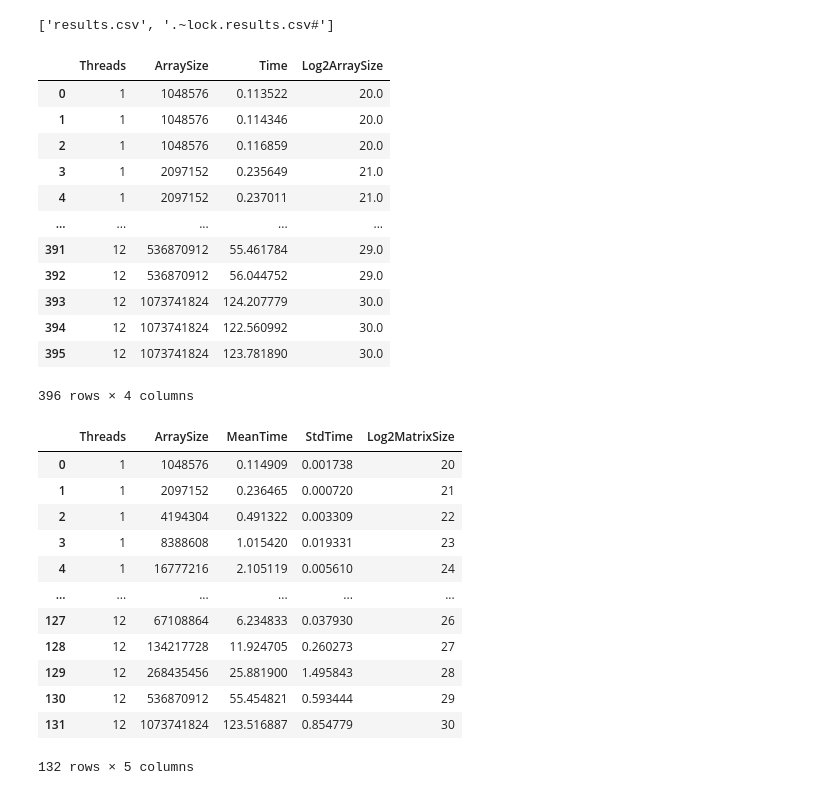
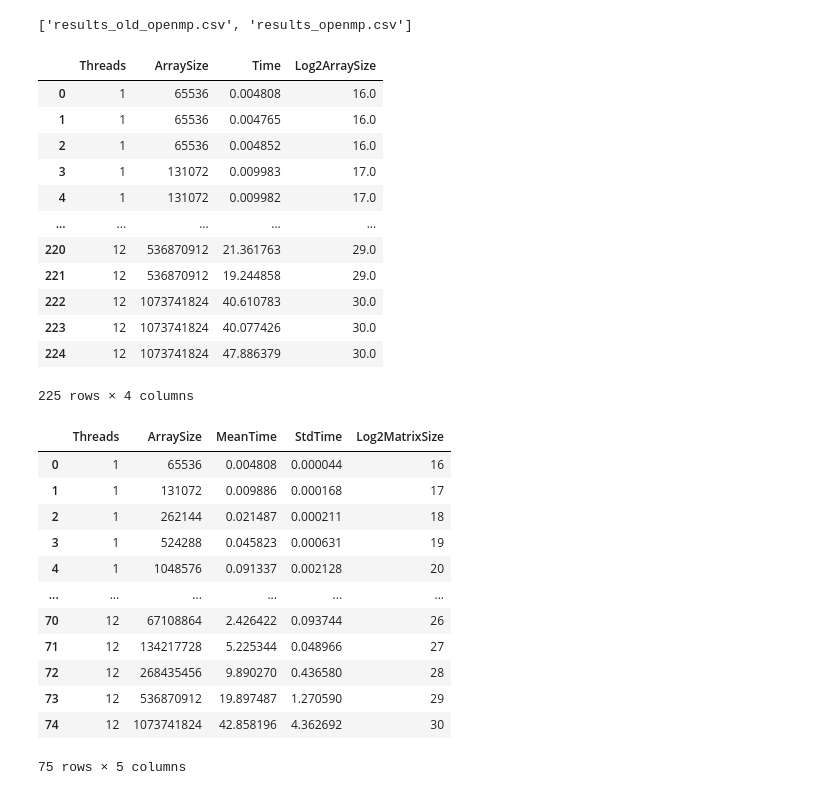
Before and after one commit to TheAgaveFairy/qs, a Jupyter notebook: jupyter/plt.ipynb, the cells around one changed output. Saved outputs shown, nothing was run; the diff lists cells and outputs as text; code cells hidden in the pictures.

Commit message:
final runs done + results photos

```diff
--- a/jupyter/plt.ipynb
+++ b/jupyter/plt.ipynb
@@ -6,25 +6,25 @@ import os
 # %%
 results_dir = r'../results'
 filenames = os.listdir(results_dir)
 print(filenames)
-df = pd.read_csv(os.path.join(results_dir, filenames[0]))
+df = pd.read_csv(os.path.join(results_dir, filenames[1]))
 df['Log2ArraySize'] = np.log2(df['ArraySize'])
 df
 # %% [output]
-['results.csv', '.~lock.results.csv#']
+['results_old_openmp.csv', 'results_openmp.csv']
 |  | Threads | ArraySize | Time | Log2ArraySize |
-| 0 | 1 | 1048576 | 0.113522 | 20.0 |
-| 1 | 1 | 1048576 | 0.114346 | 20.0 |
-| 2 | 1 | 1048576 | 0.116859 | 20.0 |
-| 3 | 1 | 2097152 | 0.235649 | 21.0 |
-| 4 | 1 | 2097152 | 0.237011 | 21.0 |
+| 0 | 1 | 65536 | 0.004808 | 16.0 |
+| 1 | 1 | 65536 | 0.004765 | 16.0 |
+| 2 | 1 | 65536 | 0.004852 | 16.0 |
+| 3 | 1 | 131072 | 0.009983 | 17.0 |
+| 4 | 1 | 131072 | 0.009982 | 17.0 |
 | ... | ... | ... | ... | ... |
-| 391 | 12 | 536870912 | 55.461784 | 29.0 |
-| 392 | 12 | 536870912 | 56.044752 | 29.0 |
-| 393 | 12 | 1073741824 | 124.207779 | 30.0 |
-| 394 | 12 | 1073741824 | 122.560992 | 30.0 |
-| 395 | 12 | 1073741824 | 123.781890 | 30.0 |
+| 220 | 12 | 536870912 | 21.361763 | 29.0 |
+| 221 | 12 | 536870912 | 19.244858 | 29.0 |
+| 222 | 12 | 1073741824 | 40.610783 | 30.0 |
+| 223 | 12 | 1073741824 | 40.077426 | 30.0 |
+| 224 | 12 | 1073741824 | 47.886379 | 30.0 |
-396 rows × 4 columns
+225 rows × 4 columns
 # %%
 grouped = df.groupby(['Threads', 'ArraySize']).agg({
     'Time': ['mean', 'std']
@@ -36,18 +36,18 @@ grouped.columns = ['Threads', 'ArraySize', 'MeanTime', 'StdTime', 'Log2MatrixSiz
 grouped
 # %% [output]
 |  | Threads | ArraySize | MeanTime | StdTime | Log2MatrixSize |
-| 0 | 1 | 1048576 | 0.114909 | 0.001738 | 20 |
-| 1 | 1 | 2097152 | 0.236465 | 0.000720 | 21 |
-| 2 | 1 | 4194304 | 0.491322 | 0.003309 | 22 |
-| 3 | 1 | 8388608 | 1.015420 | 0.019331 | 23 |
-| 4 | 1 | 16777216 | 2.105119 | 0.005610 | 24 |
+| 0 | 1 | 65536 | 0.004808 | 0.000044 | 16 |
+| 1 | 1 | 131072 | 0.009886 | 0.000168 | 17 |
+| 2 | 1 | 262144 | 0.021487 | 0.000211 | 18 |
+| 3 | 1 | 524288 | 0.045823 | 0.000631 | 19 |
+| 4 | 1 | 1048576 | 0.091337 | 0.002128 | 20 |
 | ... | ... | ... | ... | ... | ... |
-| 127 | 12 | 67108864 | 6.234833 | 0.037930 | 26 |
-| 128 | 12 | 134217728 | 11.924705 | 0.260273 | 27 |
-| 129 | 12 | 268435456 | 25.881900 | 1.495843 | 28 |
-| 130 | 12 | 536870912 | 55.454821 | 0.593444 | 29 |
-| 131 | 12 | 1073741824 | 123.516887 | 0.854779 | 30 |
+| 70 | 12 | 67108864 | 2.426422 | 0.093744 | 26 |
+| 71 | 12 | 134217728 | 5.225344 | 0.048966 | 27 |
+| 72 | 12 | 268435456 | 9.890270 | 0.436580 | 28 |
+| 73 | 12 | 536870912 | 19.897487 | 1.270590 | 29 |
+| 74 | 12 | 1073741824 | 42.858196 | 4.362692 | 30 |
-132 rows × 5 columns
+75 rows × 5 columns
 # %%
 #grouped.to_csv('table.csv')
 # %%
```
Also changed, not shown: parts of 2 cells of this notebook, 3 other files.
